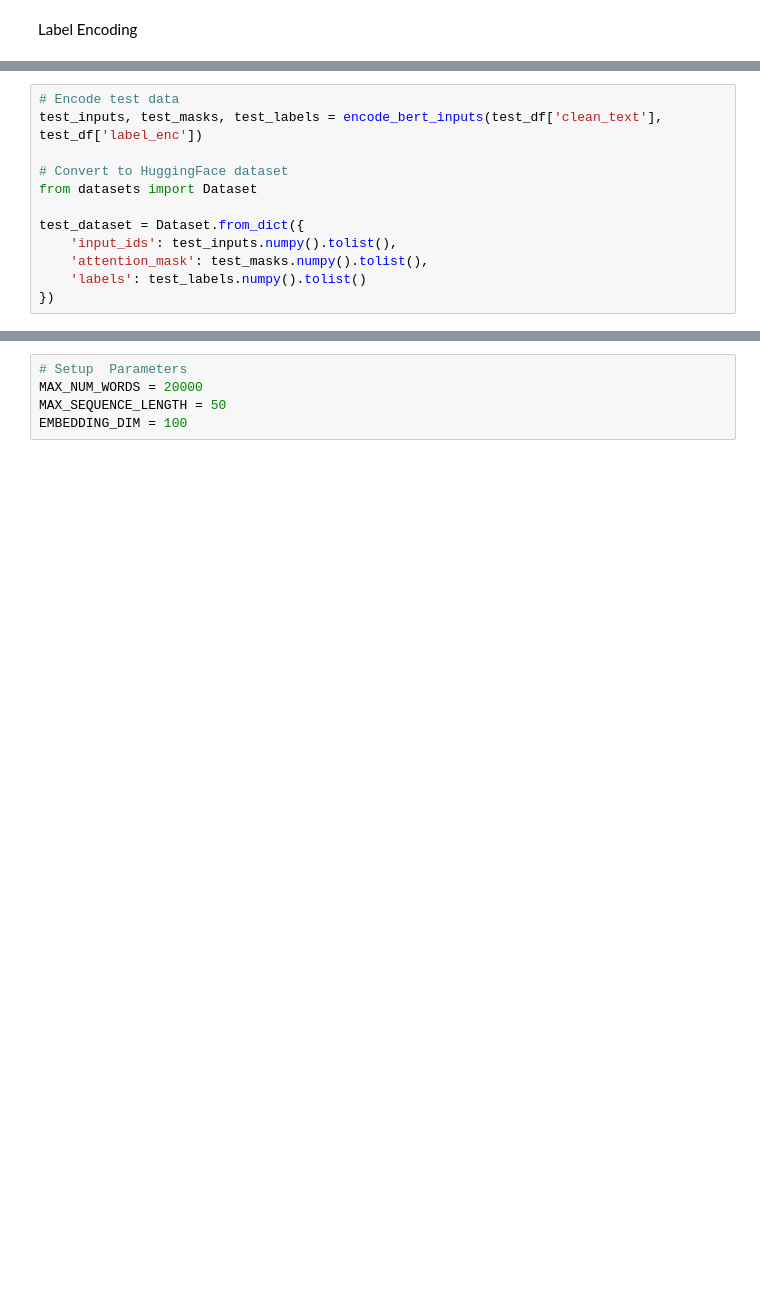
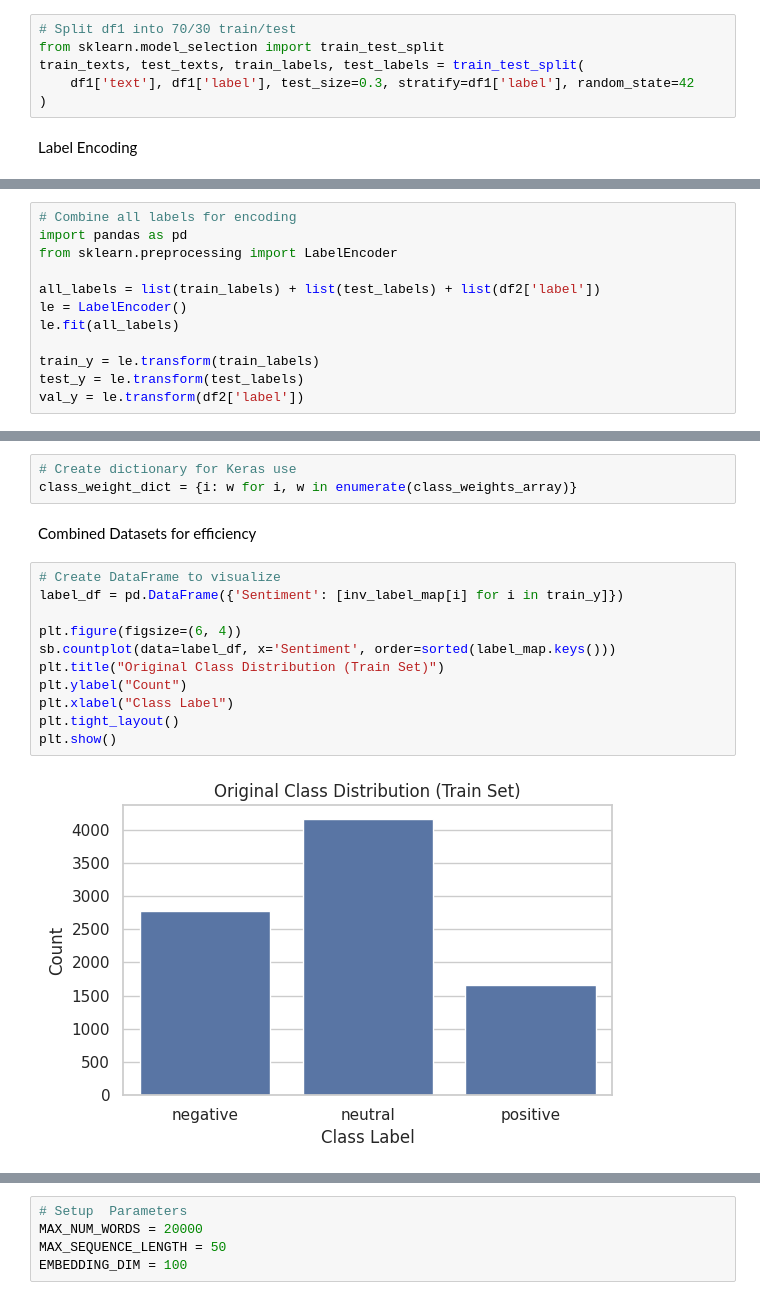
Before and after one commit to JaminUbuntu/IBOK_NLP_2-CW, a Jupyter notebook: choice_IBOK_NLP_DL_CW.ipynb, the cells around one changed output, grey strips where cells are left out. Saved outputs shown, nothing was run; the diff lists cells and outputs as text; blank space fills up the shorter version.

```diff
--- a/choice_IBOK_NLP_DL_CW.ipynb
+++ b/choice_IBOK_NLP_DL_CW.ipynb
@@ -447,2 +457,8 @@ df2
+# %%
+# Split df1 into 70/30 train/test
+from sklearn.model_selection import train_test_split
+train_texts, test_texts, train_labels, test_labels = train_test_split(
+    df1['text'], df1['label'], test_size=0.3, stratify=df1['label'], random_state=42
+)
 # %% [markdown]
 Label Encoding
@@ -729,12 +464,0 @@ View run at https://wandb.ai/zeal2shine-coventry-university/huggingface/runs/wsp
-# %%
-# Encode test data
-test_inputs, test_masks, test_labels = encode_bert_inputs(test_df['clean_text'], test_df['label_enc'])
-
-# Convert to HuggingFace dataset
-from datasets import Dataset
-
-test_dataset = Dataset.from_dict({
-    'input_ids': test_inputs.numpy().tolist(),
-    'attention_mask': test_masks.numpy().tolist(),
-    'labels': test_labels.numpy().tolist()
-})
@@ -790,0 +465,12 @@ from sklearn.metrics import classification_report
+# %%
+# Combine all labels for encoding
+import pandas as pd
+from sklearn.preprocessing import LabelEncoder
+
+all_labels = list(train_labels) + list(test_labels) + list(df2['label'])
+le = LabelEncoder()
+le.fit(all_labels)
+
+train_y = le.transform(train_labels)
+test_y = le.transform(test_labels)
+val_y = le.transform(df2['label'])
@@ -790,0 +530,18 @@ from sklearn.metrics import classification_report
+# %%
+# Create dictionary for Keras use
+class_weight_dict = {i: w for i, w in enumerate(class_weights_array)}
+# %% [markdown]
+Combined Datasets for efficiency
+# %%
+# Create DataFrame to visualize
+label_df = pd.DataFrame({'Sentiment': [inv_label_map[i] for i in train_y]})
+
+plt.figure(figsize=(6, 4))
+sb.countplot(data=label_df, x='Sentiment', order=sorted(label_map.keys()))
+plt.title("Original Class Distribution (Train Set)")
+plt.ylabel("Count")
+plt.xlabel("Class Label")
+plt.tight_layout()
+plt.show()
+# %% [output]
+[figure, added]
```
Also changed, not shown: parts of 111 cells of this notebook.
